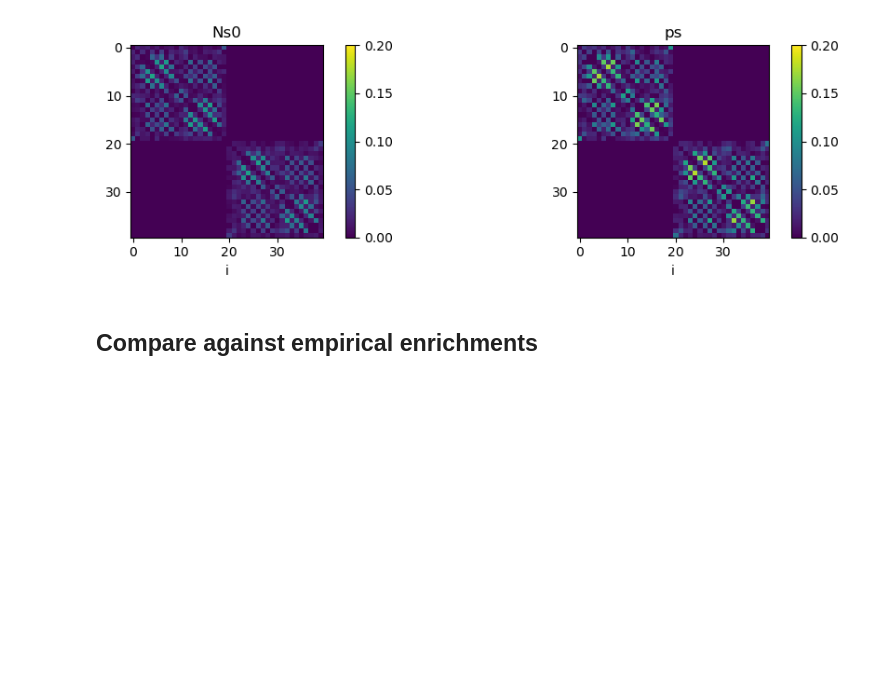
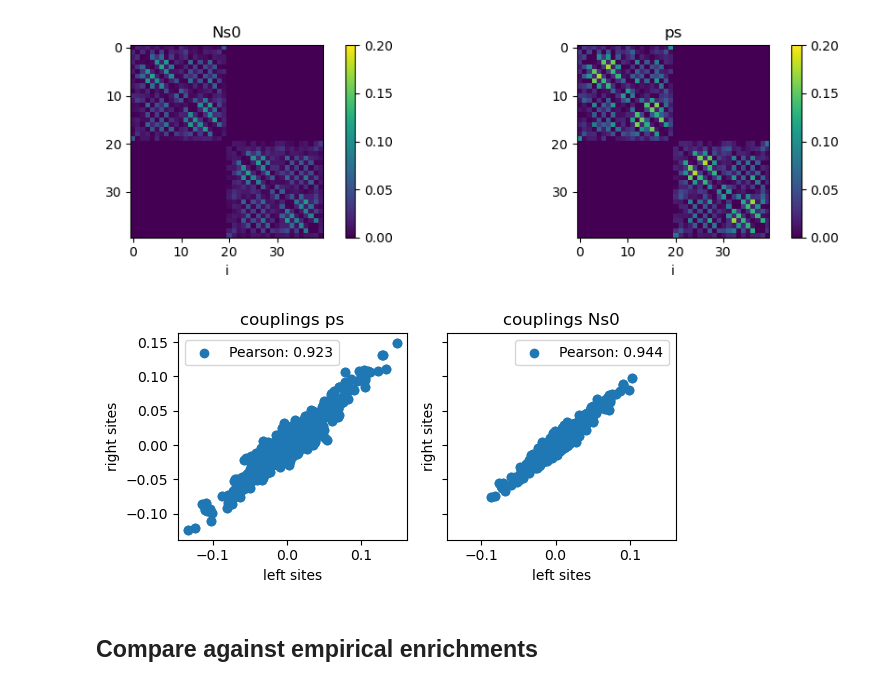
Before and after one commit to stecrotti/Aptamer2025py, a Jupyter notebook: experiments/thrombin.ipynb, the cells around one changed output. Cells and saved outputs as stored; diff of their text form; code cells hidden in the pictures; blank space fills up the shorter version.

Commit message:
compare Js left and right

```diff
--- a/experiments/thrombin.ipynb
+++ b/experiments/thrombin.ipynb
@@ -125,14 +125,16 @@ from IPython.display import display, Latex
 
 pl, axes = plt.subplots(1, 2, figsize=(10,3))
 
-F = selex_dca.get_contact_map(params_zerosum["couplings_Ns0"])
+J_Ns0 = params_zerosum["couplings_Ns0"]
+F = selex_dca.get_contact_map(J_Ns0)
 im = axes[0].imshow(F)
 axes[0].set_xlabel("i"); ax.set_ylabel("i")
 axes[0].set_title("Ns0")
 plt.colorbar(im)
 im.set_clim(0,0.2)
 
-F = selex_dca.get_contact_map(params_zerosum["couplings_ps"])
+J_ps = params_zerosum["couplings_ps"]
+F = selex_dca.get_contact_map(J_ps)
 im = axes[1].imshow(F)
 axes[1].set_xlabel("i"); ax.set_ylabel("i")
 axes[1].set_title("ps")
@@ -143,6 +145,43 @@ display(Latex("$F_{ij}=\\sqrt {\\sum_{ab}(J_{ij}^{ab})^2}$"))
 # %% [output]
 $F_{ij}=\sqrt {\sum_{ab}(J_{ij}^{ab})^2}$
 [figure]
+# %%
+def _select(A, idx):
+    A2 = A.index_select(0, torch.tensor(idx))
+    return A2.index_select(2, torch.tensor(idx))
+
+idx_left = range(0, 20)
+idx_right = range(20, 40)
+
+J_ps_left = _select(J_ps, idx_left)
+J_ps_right = _select(J_ps, idx_right)
+J_Ns0_left = _select(J_Ns0, idx_left)
+J_Ns0_right = _select(J_Ns0, idx_right)
+# %%
+fig, (ax1, ax2) = plt.subplots(1,2,figsize=(6,3), sharex=True, sharey=True)
+ax = ax1
+x = J_ps_left.view(-1)
+y = J_ps_right.view(-1)
+rho = torch.corrcoef(torch.stack((x,y)))[0,1]
+ax.scatter(x, y, label=f"Pearson: {rho:.3f}")
+ax.set_xlabel("left sites")
+ax.set_ylabel("right sites")
+ax.set_title("couplings ps")
+ax.legend()
+
+ax = ax2
+x = J_Ns0_left.view(-1)
+y = J_Ns0_right.view(-1)
+rho = torch.corrcoef(torch.stack((x,y)))[0,1]
+ax.scatter(x, y, label=f"Pearson: {rho:.3f}")
+ax.set_xlabel("left sites")
+ax.set_ylabel("right sites")
+ax.set_title("couplings Ns0")
+ax.legend()
+
+plt.tight_layout()
+# %% [output]
+[figure, added]
 # %% [markdown]
 ## Compare against empirical enrichments
 # %%
```
